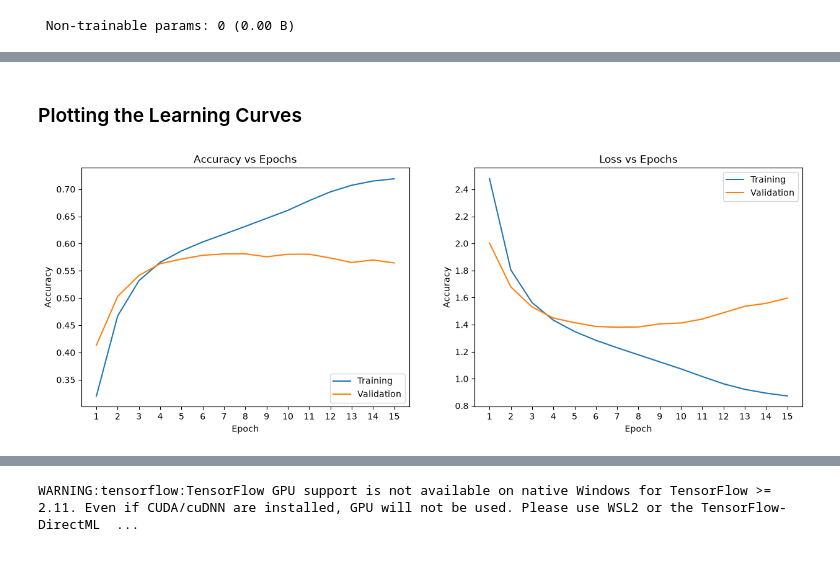
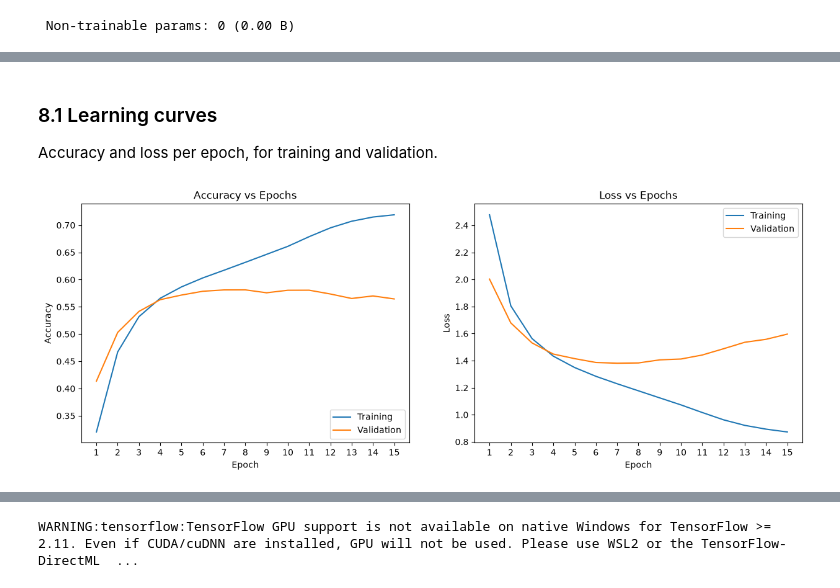
Before and after one commit to ramirezgrosas/tf2-LM-GRU-shakespeare-text-generation, a Jupyter notebook: tf2-LM-GRU-shakespeare-text-generation.ipynb, the cells around one changed output, grey strips where cells are left out. Saved outputs shown, nothing was run; the diff lists cells and outputs as text; code cells hidden in the pictures.

```diff
--- a/tf2-LM-GRU-shakespeare-text-generation.ipynb
+++ b/tf2-LM-GRU-shakespeare-text-generation.ipynb
@@ -313,29 +375,32 @@ else:
     with open('models/history.json', 'r') as json_file:
         history_dict = json.load(json_file)
 # %% [markdown]
-### Plotting the Learning Curves
+### 8.1 Learning curves
+
+Accuracy and loss per epoch, for training and validation.
 # %%
+# Accuracy and loss curves, training vs validation
 plt.figure(figsize=(15,5))
 plt.subplot(121)
 plt.plot(history_dict['sparse_categorical_accuracy'])
 plt.plot(history_dict['val_sparse_categorical_accuracy'])
 plt.title('Accuracy vs Epochs')
 plt.ylabel('Accuracy')
 plt.xlabel('Epoch')
 plt.xticks(np.arange(len(history_dict['sparse_categorical_accuracy'])))
 ax = plt.gca()
 ax.set_xticklabels(1 + np.arange(len(history_dict['sparse_categorical_accuracy'])))
 plt.legend(['Training', 'Validation'], loc='lower right')
 plt.subplot(122)
 plt.plot(history_dict['loss'])
 plt.plot(history_dict['val_loss'])
 plt.title('Loss vs Epochs')
-plt.ylabel('Accuracy')
+plt.ylabel('Loss')
 plt.xlabel('Epoch')
 plt.xticks(np.arange(len(history_dict['sparse_categorical_accuracy'])))
 ax = plt.gca()
 ax.set_xticklabels(1 + np.arange(len(history_dict['sparse_categorical_accuracy'])))
 plt.legend(['Training', 'Validation'], loc='upper right')
 plt.show()
 # %% [output]
-[figure, old version]
+[figure, new version]
```
Also changed, not shown: parts of 56 cells of this notebook, 5 other files.
